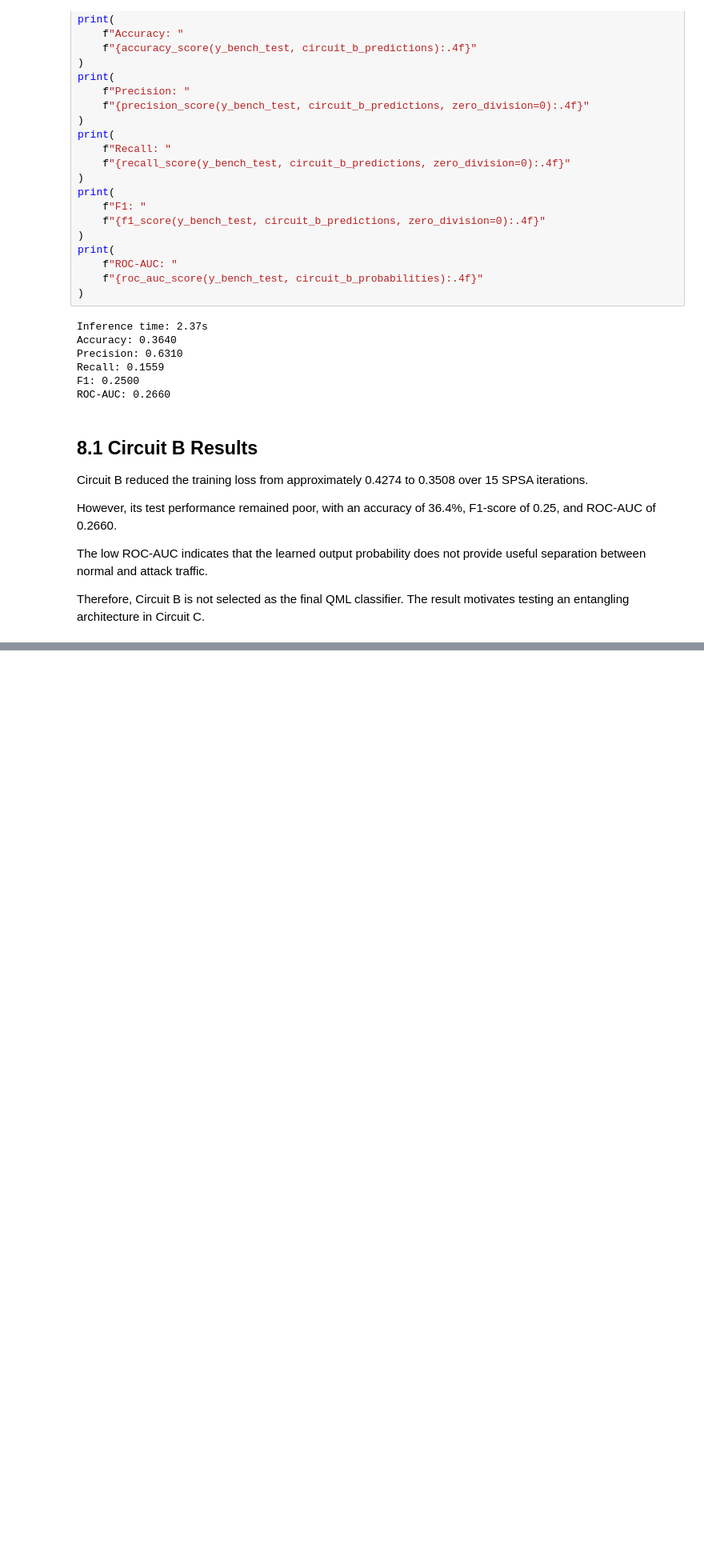
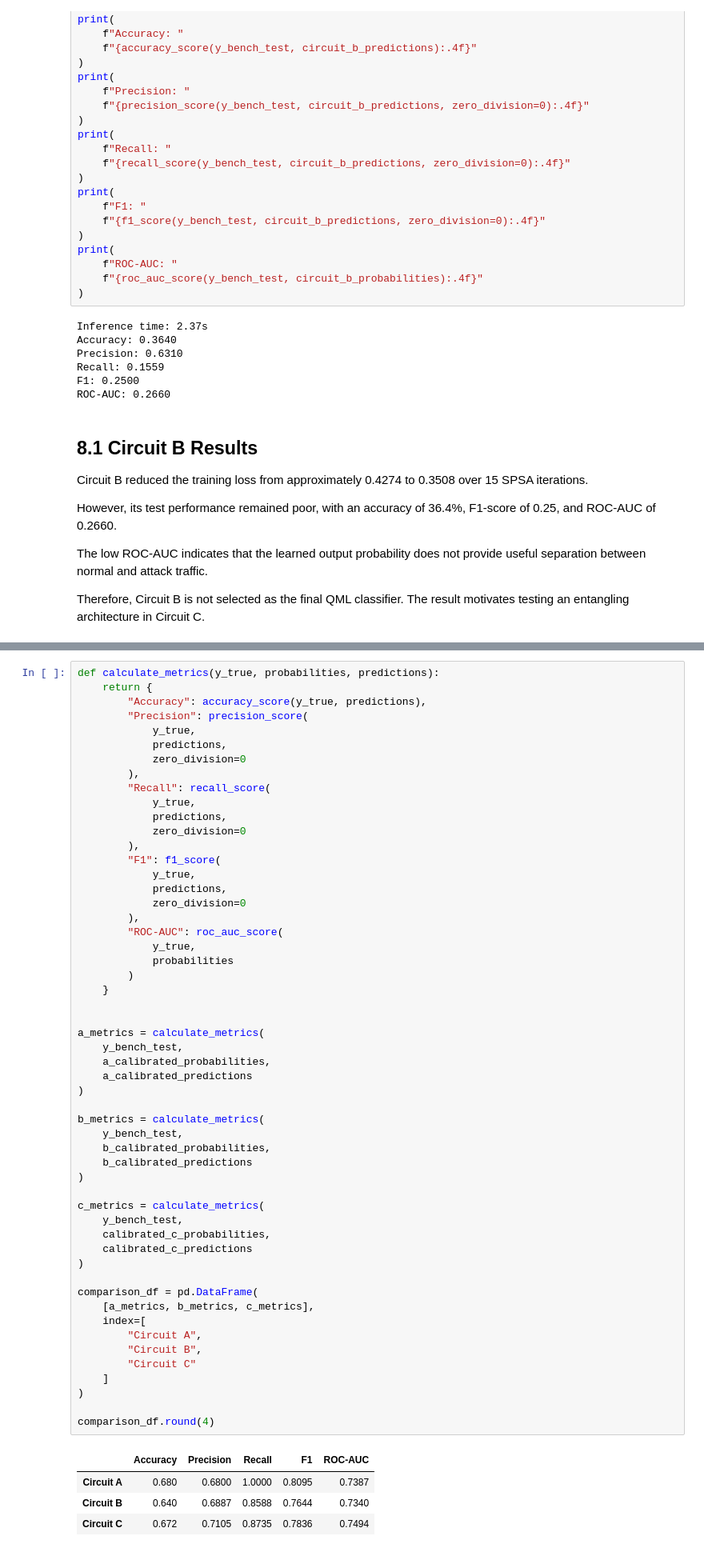
Before and after one commit to AskariAbidi18/Aeges-Q, a Jupyter notebook: notebooks/05_qml_benchmarks/unsw_nb15_qml_benchmark.ipynb, the cells around one changed output, grey strips where cells are left out. Shown at 80% size. Drawn from its saved outputs; the diff is of its cells as text; blank space fills up the shorter version.

```diff
--- a/notebooks/05_qml_benchmarks/unsw_nb15_qml_benchmark.ipynb
+++ b/notebooks/05_qml_benchmarks/unsw_nb15_qml_benchmark.ipynb
@@ -667,0 +1082,59 @@ Therefore, Circuit B is not selected as the final QML classifier. The result mot
+# %%
+def calculate_metrics(y_true, probabilities, predictions):
+    return {
+        "Accuracy": accuracy_score(y_true, predictions),
+        "Precision": precision_score(
+            y_true,
+            predictions,
+            zero_division=0
+        ),
+        "Recall": recall_score(
+            y_true,
+            predictions,
+            zero_division=0
+        ),
+        "F1": f1_score(
+            y_true,
+            predictions,
+            zero_division=0
+        ),
+        "ROC-AUC": roc_auc_score(
+            y_true,
+            probabilities
+        )
+    }
+
+
+a_metrics = calculate_metrics(
+    y_bench_test,
+    a_calibrated_probabilities,
+    a_calibrated_predictions
+)
+
+b_metrics = calculate_metrics(
+    y_bench_test,
+    b_calibrated_probabilities,
+    b_calibrated_predictions
+)
+
+c_metrics = calculate_metrics(
+    y_bench_test,
+    calibrated_c_probabilities,
+    calibrated_c_predictions
+)
+
+comparison_df = pd.DataFrame(
+    [a_metrics, b_metrics, c_metrics],
+    index=[
+        "Circuit A",
+        "Circuit B",
+        "Circuit C"
+    ]
+)
+
+comparison_df.round(4)
+# %% [output]
+|  | Accuracy | Precision | Recall | F1 | ROC-AUC |
+| Circuit A | 0.680 | 0.6800 | 1.0000 | 0.8095 | 0.7387 |
+| Circuit B | 0.640 | 0.6887 | 0.8588 | 0.7644 | 0.7340 |
+| Circuit C | 0.672 | 0.7105 | 0.8735 | 0.7836 | 0.7494 |
```
Also changed, not shown: parts of 51 cells of this notebook, 3 other files.
